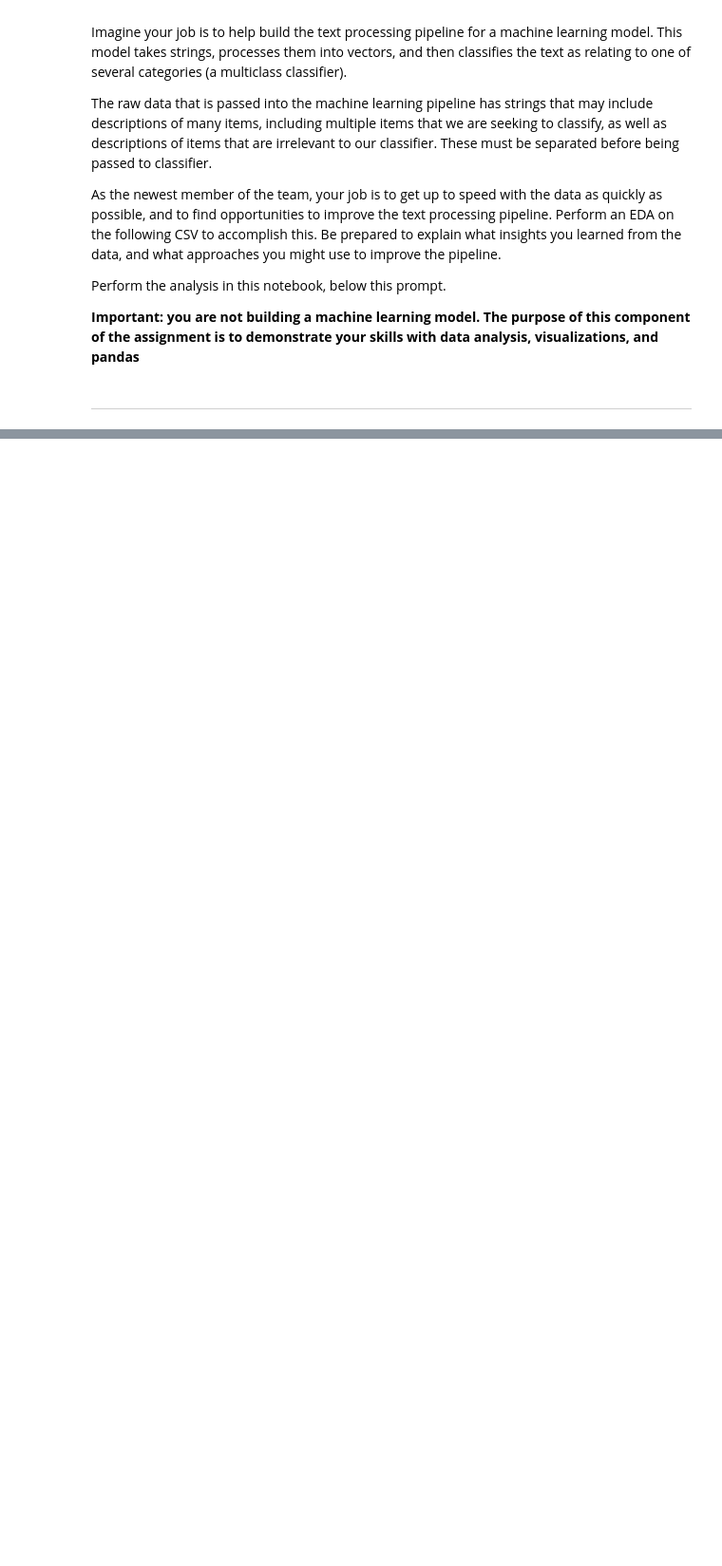
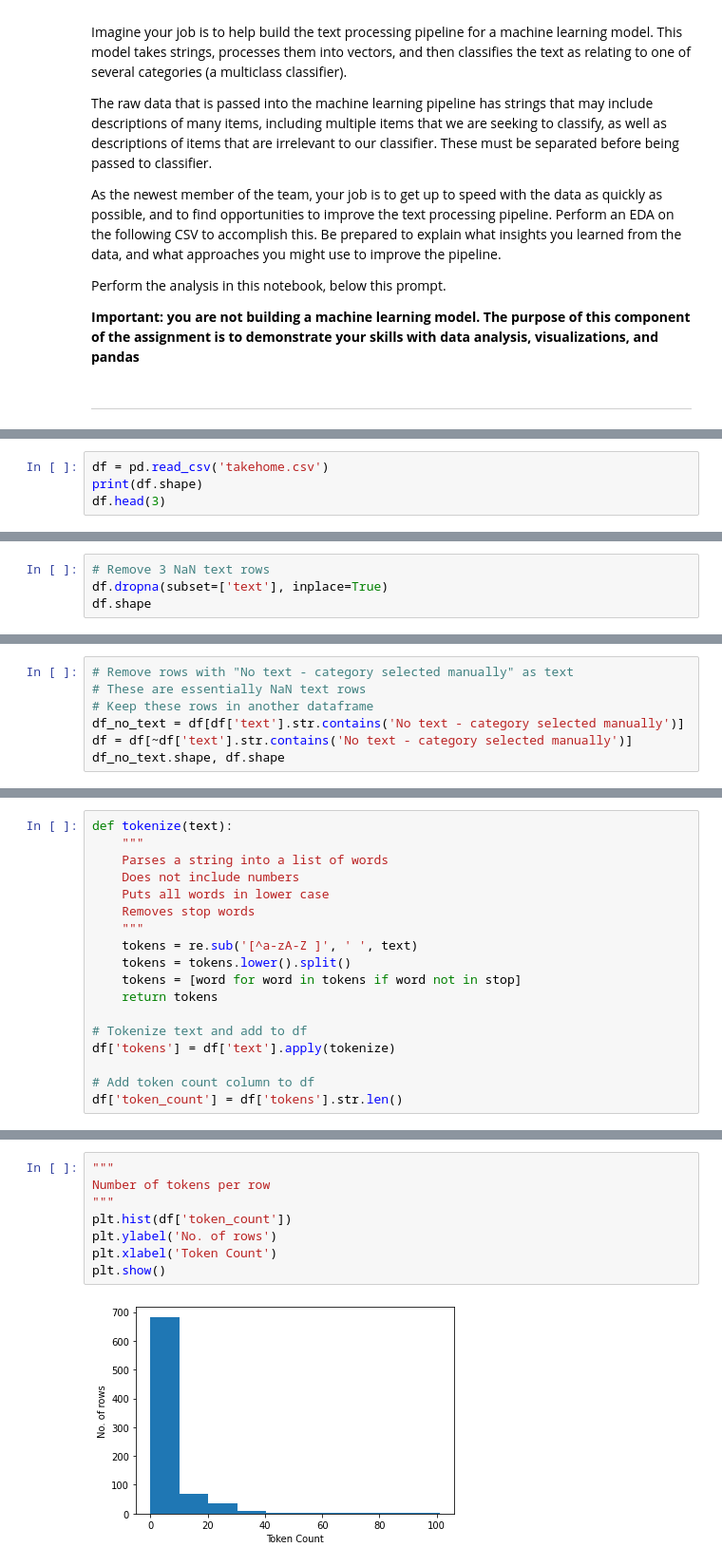
Before and after one commit to stimsonc/analyst-takehome, a Jupyter notebook: takehome.ipynb, the cells around one changed output, grey strips where cells are left out. Shown at 95% size. Cells and saved outputs as stored; diff of their text form; blank space fills up the shorter version.

Commit message:
Finished takehome

```diff
--- a/takehome.ipynb
+++ b/takehome.ipynb
@@ -81,0 +103,4 @@ Perform the analysis in this notebook, below this prompt.
+# %%
+df = pd.read_csv('takehome.csv')
+print(df.shape)
+df.head(3)
@@ -81,0 +113,4 @@ Perform the analysis in this notebook, below this prompt.
+# %%
+# Remove 3 NaN text rows
+df.dropna(subset=['text'], inplace=True)
+df.shape
@@ -81,0 +119,7 @@ Perform the analysis in this notebook, below this prompt.
+# %%
+# Remove rows with "No text - category selected manually" as text
+# These are essentially NaN text rows
+# Keep these rows in another dataframe
+df_no_text = df[df['text'].str.contains('No text - category selected manually')]
+df = df[~df['text'].str.contains('No text - category selected manually')]
+df_no_text.shape, df.shape
@@ -81,0 +128,18 @@ Perform the analysis in this notebook, below this prompt.
+# %%
+def tokenize(text):
+    """
+    Parses a string into a list of words
+    Does not include numbers
+    Puts all words in lower case
+    Removes stop words
+    """
+    tokens = re.sub('[^a-zA-Z ]', ' ', text)
+    tokens = tokens.lower().split()
+    tokens = [word for word in tokens if word not in stop]
+    return tokens
+
+# Tokenize text and add to df
+df['tokens'] = df['text'].apply(tokenize)
+
+# Add token count column to df
+df['token_count'] = df['tokens'].str.len()
@@ -81,0 +151,10 @@ Perform the analysis in this notebook, below this prompt.
+# %%
+"""
+Number of tokens per row
+"""
+plt.hist(df['token_count'])
+plt.ylabel('No. of rows')
+plt.xlabel('Token Count')
+plt.show()
+# %% [output]
+[figure, added]
```
Also changed, not shown: parts of 39 cells of this notebook, 15 other files.
